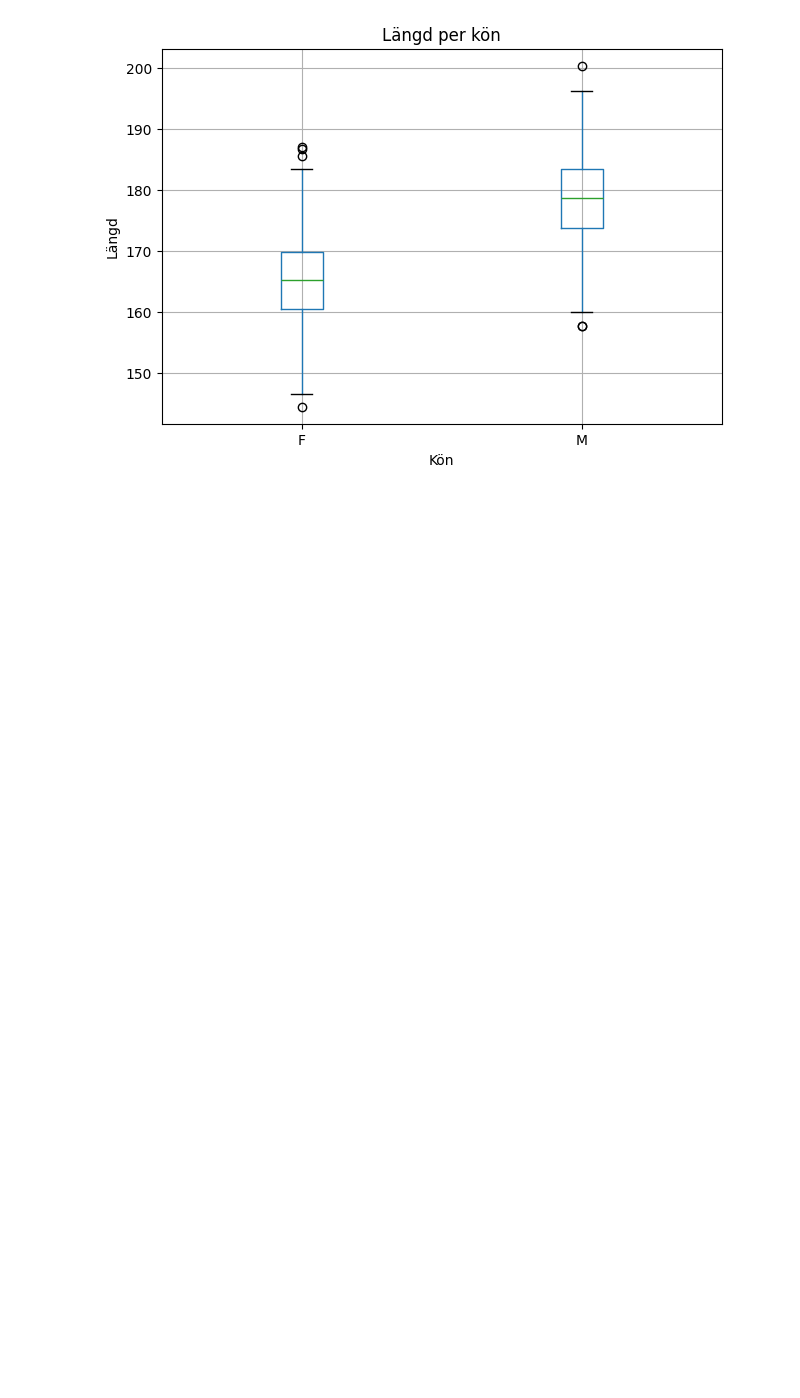
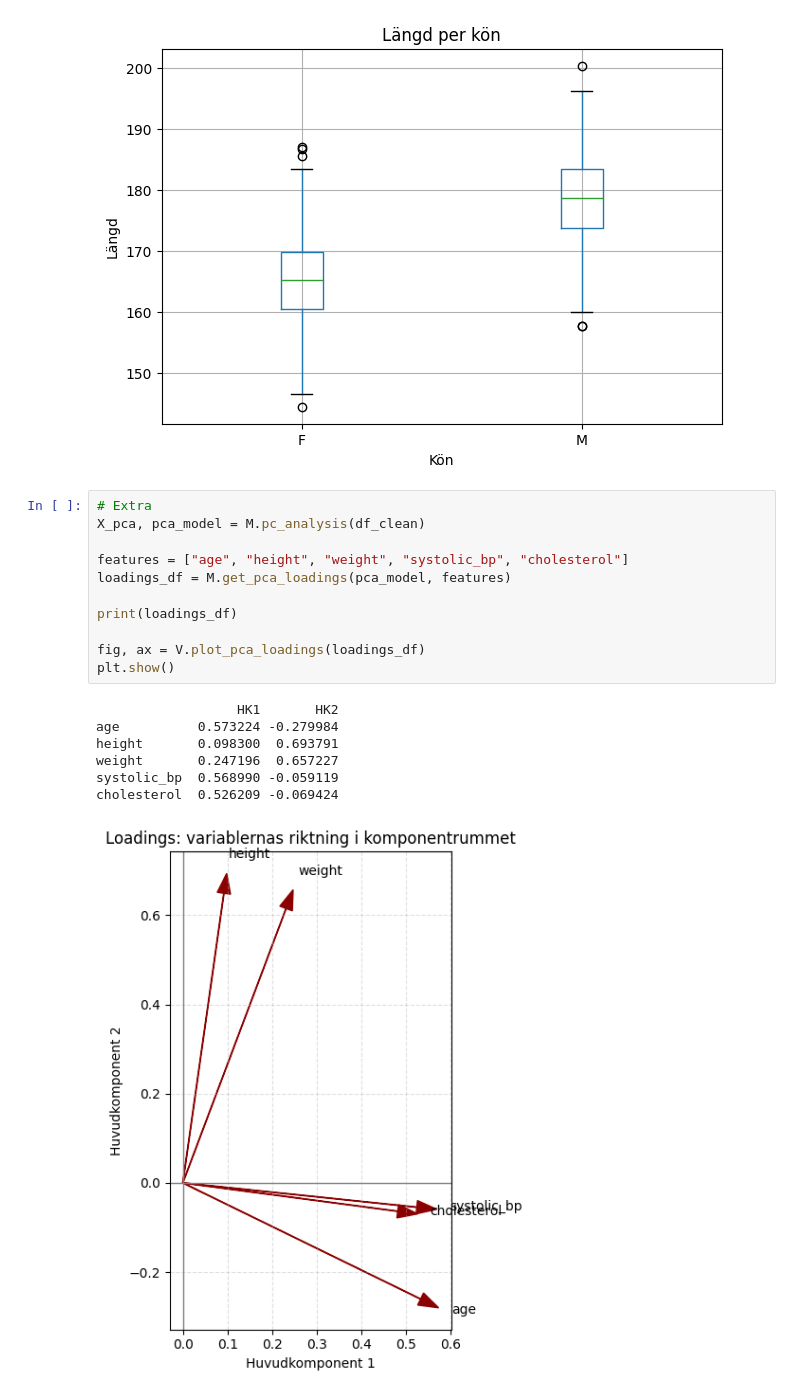
Before and after one commit to MalinMo/Halsostudie, a Jupyter notebook: report.ipynb, the cells around one changed output. Drawn from its saved outputs; the diff is of its cells as text; blank space fills up the shorter version.

Commit message:
La till PCA loadings för egen förståelse

```diff
--- a/report.ipynb
+++ b/report.ipynb
@@ -576,3 +578,22 @@ fig, ax = V.plot_height_by_sex_box(df_clean)
 plt.show()
 # %% [output]
 [figure]
+# %%
+# Extra
+X_pca, pca_model = M.pc_analysis(df_clean)
+
+features = ["age", "height", "weight", "systolic_bp", "cholesterol"]
+loadings_df = M.get_pca_loadings(pca_model, features)
+
+print(loadings_df)
+
+fig, ax = V.plot_pca_loadings(loadings_df)
+plt.show()
+# %% [output]
+                  HK1       HK2
+age          0.573224 -0.279984
+height       0.098300  0.693791
+weight       0.247196  0.657227
+systolic_bp  0.568990 -0.059119
+cholesterol  0.526209 -0.069424
+[figure, added]
```
Also changed, not shown: parts of 1 cell of this notebook, 2 other files.
